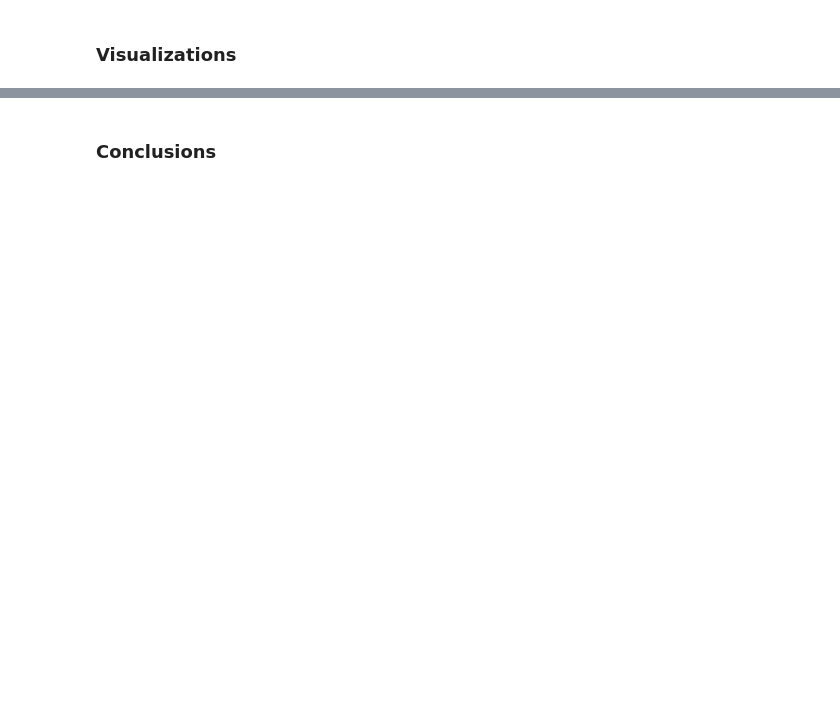
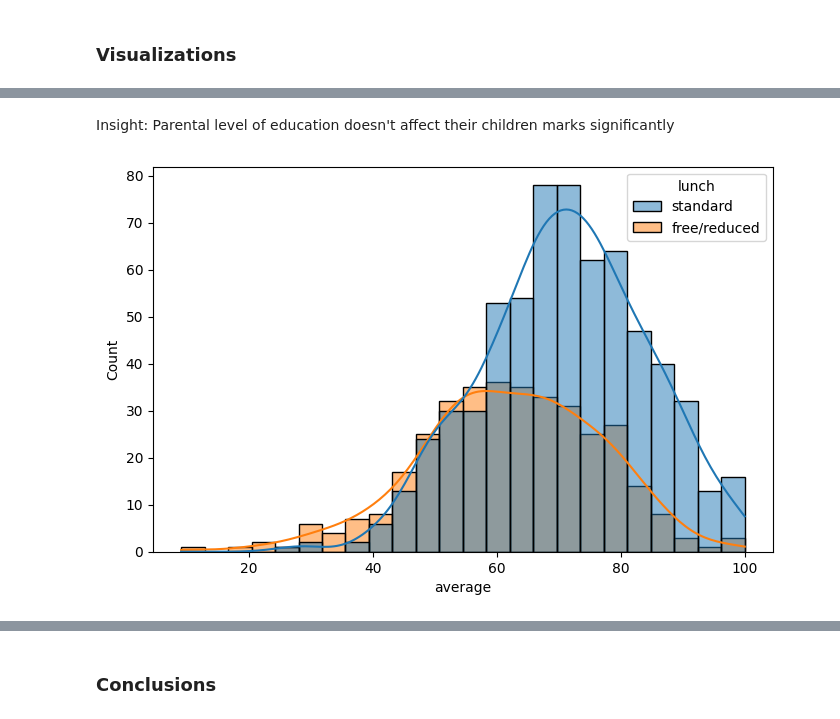
Before and after one commit to Emeryli/MachineLearningProject, a Jupyter notebook: notebook/EDA.ipynb, the cells around one changed output, grey strips where cells are left out. Drawn from its saved outputs; the diff is of its cells as text; code cells hidden in the pictures; blank space fills up the shorter version.

```diff
--- a/notebook/EDA.ipynb
+++ b/notebook/EDA.ipynb
@@ -149,0 +189,9 @@ test preparation course: ['none' 'completed']
+# %% [markdown]
+Insight: Parental level of education doesn't affect their children marks significantly
+# %%
+# Create a histogram to determine if lunch affects average
+fig4, axs4 = plt.subplots(1,1,figsize=(8,5))
+sns.histplot(data=df, x='average', kde=True, hue='lunch')
+plt.show()
+# %% [output]
+[figure, added]
```
Also changed, not shown: parts of 13 cells of this notebook.
